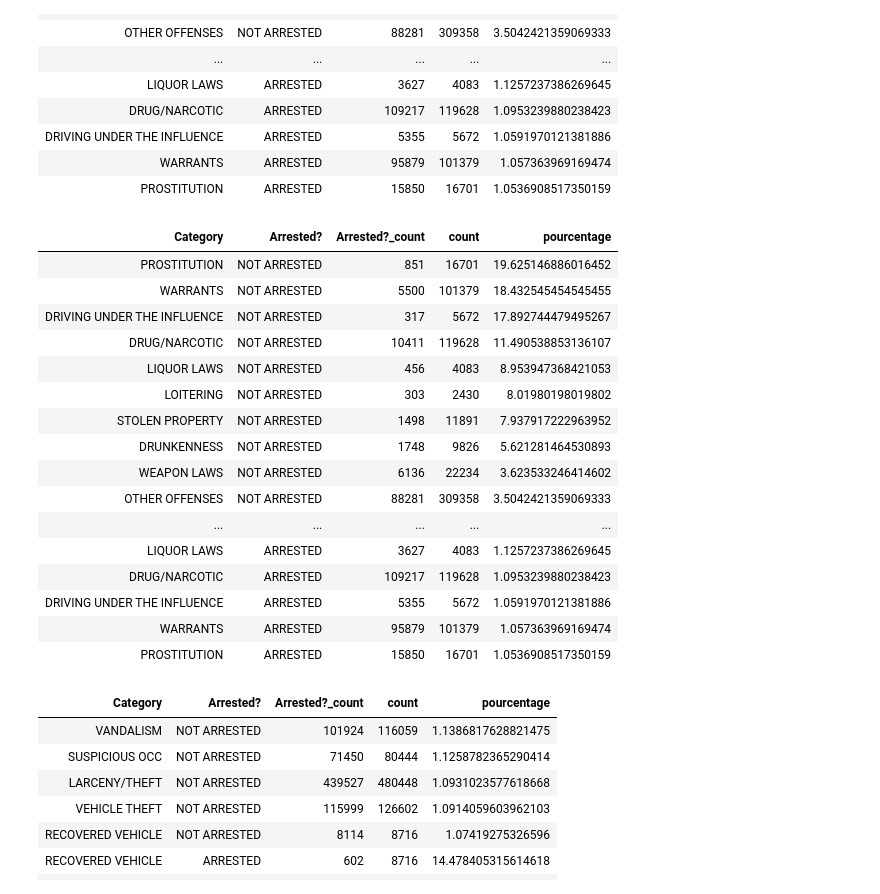
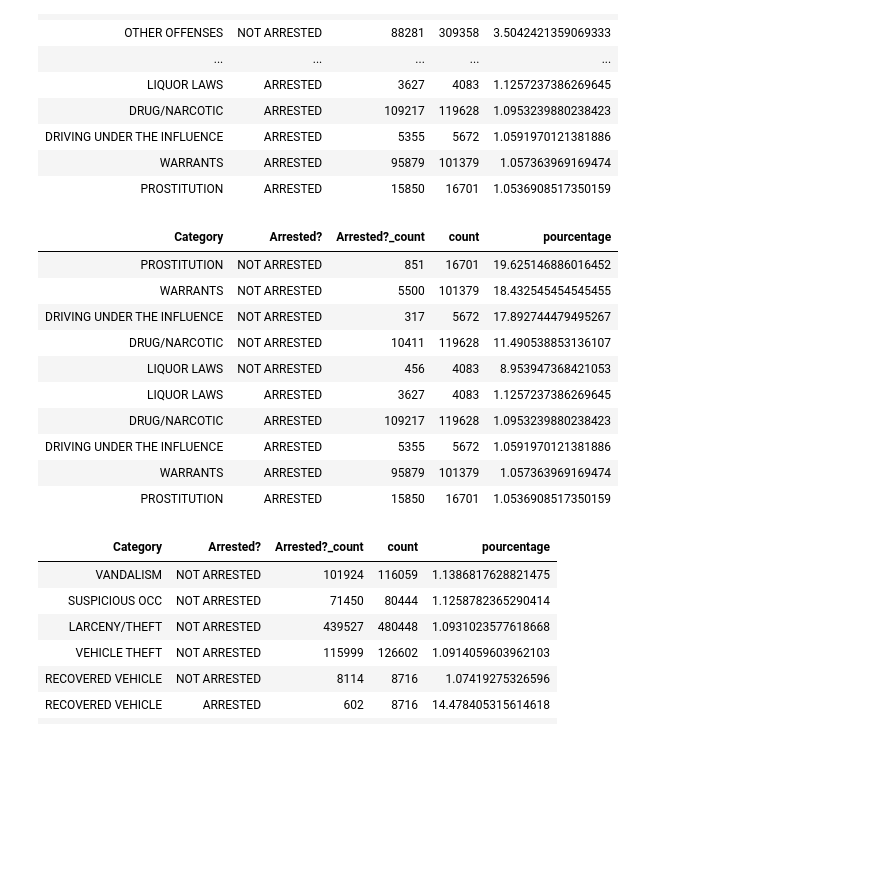
Before and after one commit to GuillaumeJouetp/crime_insights, a Jupyter notebook: crime_insights.ipynb, the cells around one changed output. Saved outputs shown, nothing was run; the diff lists cells and outputs as text; code cells hidden in the pictures; blank space fills up the shorter version.

Commit message:
Plot config saved

```diff
--- a/crime_insights.ipynb
+++ b/crime_insights.ipynb
@@ -303,22 +303,16 @@ display(df_ordered_by_pourcentages)
 | WARRANTS | ARRESTED | 95879 | 101379 | 1.057363969169474 |
 | PROSTITUTION | ARRESTED | 15850 | 16701 | 1.0536908517350159 |
 # %%
-# Shows the first ten categories of crime most likely to lead to an arrest
-slice_for_plot = ['PROSTITUTION', 'WARRANTS', 'DRIVING UNDER THE INFLUENCE', 'DRUG/NARCOTIC', 'LIQUOR LAWS', 'LOITERING', 'STOLEN PROPERTY','DRUNKENNESS', 'WEAPON LAWS', 'OTHER OFFENSES']
+# Shows the first five categories of crime most likely to lead to an arrest
+slice_for_plot = ['PROSTITUTION', 'WARRANTS', 'DRIVING UNDER THE INFLUENCE', 'DRUG/NARCOTIC', 'LIQUOR LAWS']
 display(df_ordered_by_pourcentages.select('*').where(col('Category').isin(slice_for_plot)))
 # %% [output]
 | Category | Arrested? | Arrested?_count | count | pourcentage |
 | PROSTITUTION | NOT ARRESTED | 851 | 16701 | 19.625146886016452 |
 | WARRANTS | NOT ARRESTED | 5500 | 101379 | 18.432545454545455 |
 | DRIVING UNDER THE INFLUENCE | NOT ARRESTED | 317 | 5672 | 17.892744479495267 |
 | DRUG/NARCOTIC | NOT ARRESTED | 10411 | 119628 | 11.490538853136107 |
 | LIQUOR LAWS | NOT ARRESTED | 456 | 4083 | 8.953947368421053 |
-| LOITERING | NOT ARRESTED | 303 | 2430 | 8.01980198019802 |
-| STOLEN PROPERTY | NOT ARRESTED | 1498 | 11891 | 7.937917222963952 |
-| DRUNKENNESS | NOT ARRESTED | 1748 | 9826 | 5.621281464530893 |
-| WEAPON LAWS | NOT ARRESTED | 6136 | 22234 | 3.623533246414602 |
-| OTHER OFFENSES | NOT ARRESTED | 88281 | 309358 | 3.5042421359069333 |
-| ... | ... | ... | ... | ... |
 | LIQUOR LAWS | ARRESTED | 3627 | 4083 | 1.1257237386269645 |
 | DRUG/NARCOTIC | ARRESTED | 109217 | 119628 | 1.0953239880238423 |
 | DRIVING UNDER THE INFLUENCE | ARRESTED | 5355 | 5672 | 1.0591970121381886 |
```
Also changed, not shown: parts of 6 cells of this notebook, 3 other files.
